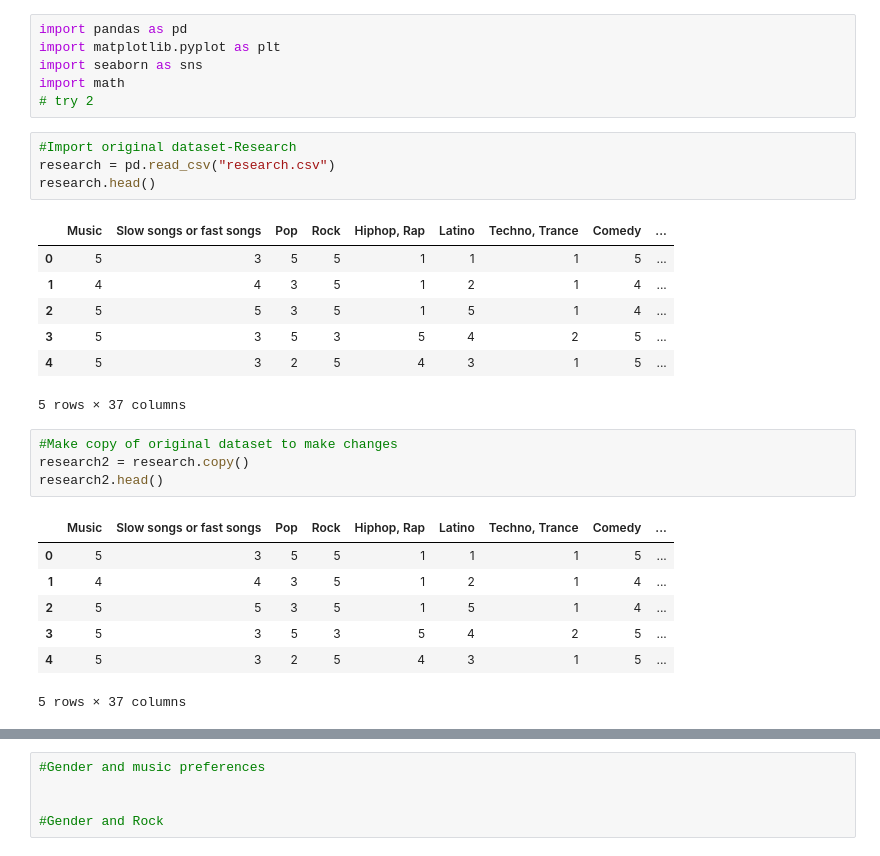
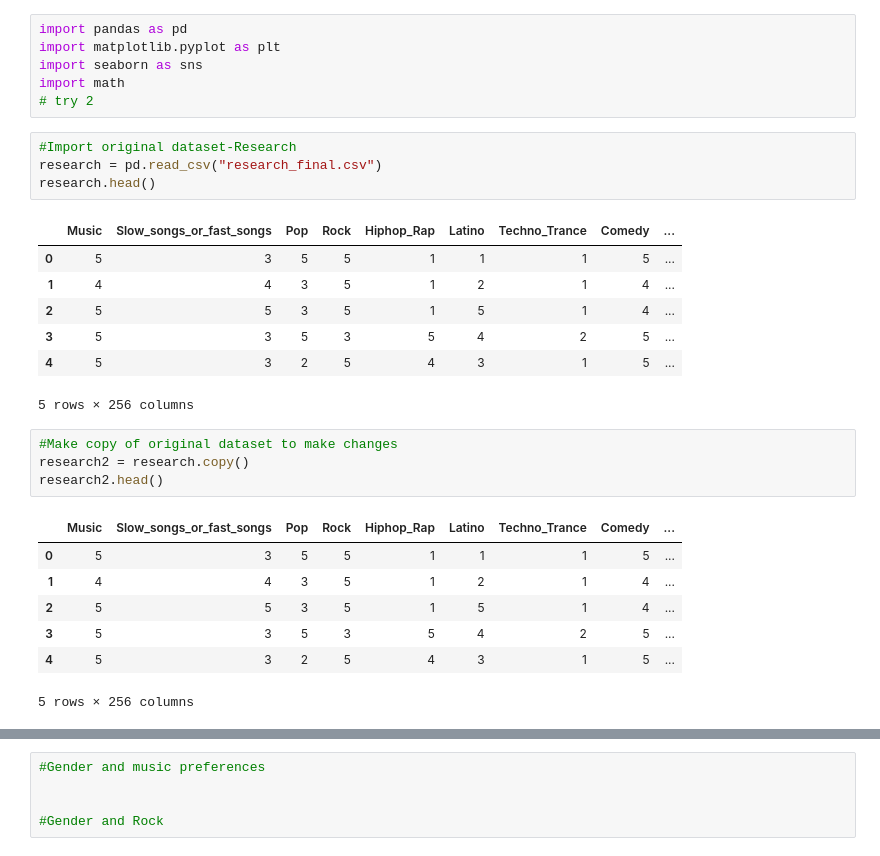
Before and after one commit to Fairfield-University-BA505/final-project-fa2019-tm-3, a Jupyter notebook: Final Notebook.ipynb, the cells around one changed output, grey strips where cells are left out. Drawn from its saved outputs; the diff is of its cells as text.

```diff
--- a/Final Notebook.ipynb
+++ b/Final Notebook.ipynb
@@ -12,28 +12,28 @@ import math
 # try 2
 # %%
 #Import original dataset-Research
-research = pd.read_csv("research.csv")
+research = pd.read_csv("research_final.csv")
 research.head()
 # %% [output]
-|  | Music | Slow songs or fast songs | Pop | Rock | Hiphop, Rap | Latino | Techno, Trance | Comedy | ... |
+|  | Music | Slow_songs_or_fast_songs | Pop | Rock | Hiphop_Rap | Latino | Techno_Trance | Comedy | ... |
 | 0 | 5 | 3 | 5 | 5 | 1 | 1 | 1 | 5 | ... |
 | 1 | 4 | 4 | 3 | 5 | 1 | 2 | 1 | 4 | ... |
 | 2 | 5 | 5 | 3 | 5 | 1 | 5 | 1 | 4 | ... |
 | 3 | 5 | 3 | 5 | 3 | 5 | 4 | 2 | 5 | ... |
 | 4 | 5 | 3 | 2 | 5 | 4 | 3 | 1 | 5 | ... |
-5 rows × 37 columns
+5 rows × 256 columns
 # %%
 #Make copy of original dataset to make changes
 research2 = research.copy()
 research2.head()
 # %% [output]
-|  | Music | Slow songs or fast songs | Pop | Rock | Hiphop, Rap | Latino | Techno, Trance | Comedy | ... |
+|  | Music | Slow_songs_or_fast_songs | Pop | Rock | Hiphop_Rap | Latino | Techno_Trance | Comedy | ... |
 | 0 | 5 | 3 | 5 | 5 | 1 | 1 | 1 | 5 | ... |
 | 1 | 4 | 4 | 3 | 5 | 1 | 2 | 1 | 4 | ... |
 | 2 | 5 | 5 | 3 | 5 | 1 | 5 | 1 | 4 | ... |
 | 3 | 5 | 3 | 5 | 3 | 5 | 4 | 2 | 5 | ... |
 | 4 | 5 | 3 | 2 | 5 | 4 | 3 | 1 | 5 | ... |
-5 rows × 37 columns
+5 rows × 256 columns
 # %%
 #Delete out extra columns not pertaining to research questions.
 research2.drop(research2.columns[21:], axis=1, inplace=True)
```
Also changed, not shown: parts of 3 cells of this notebook, 3 other files.
